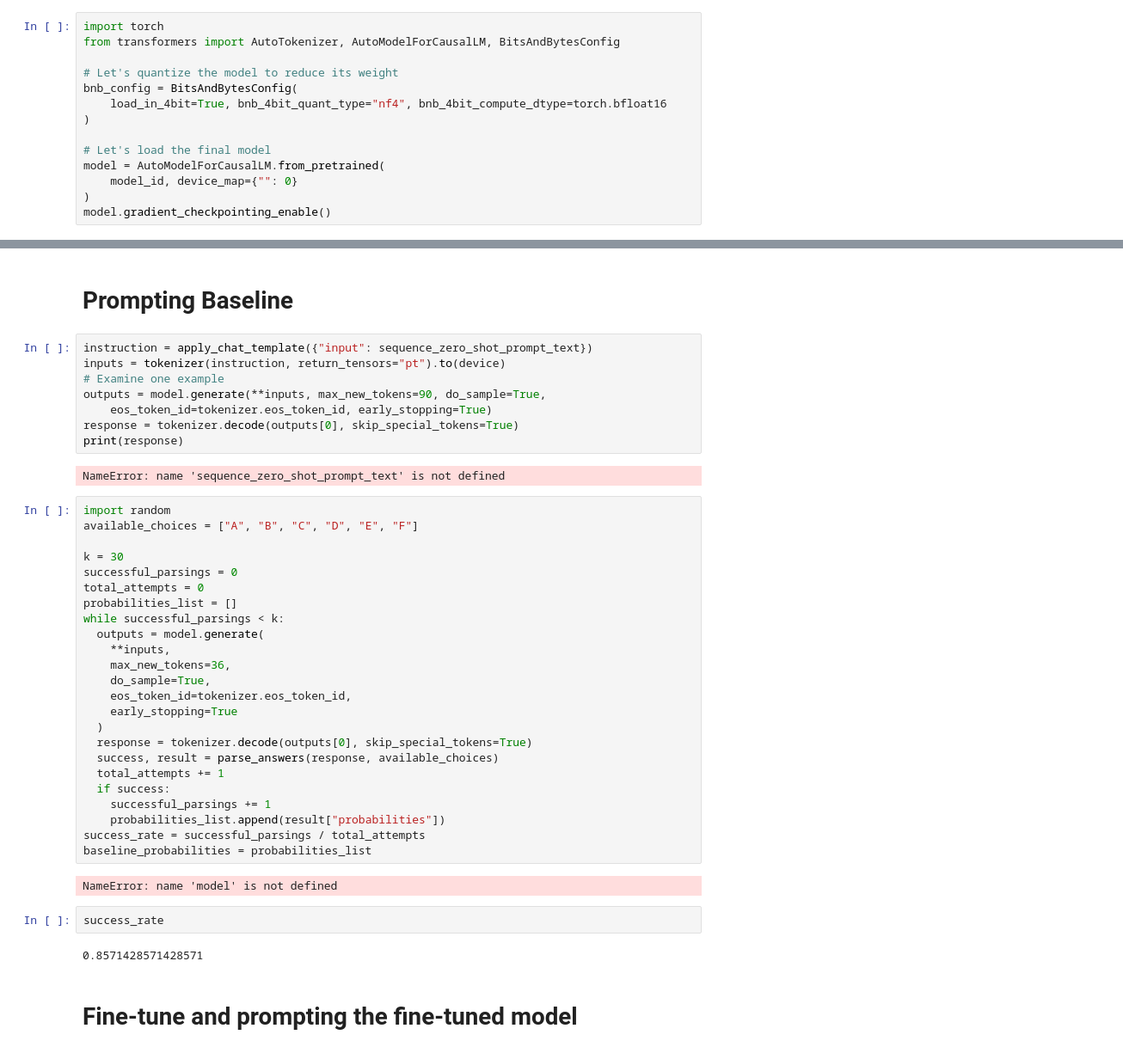
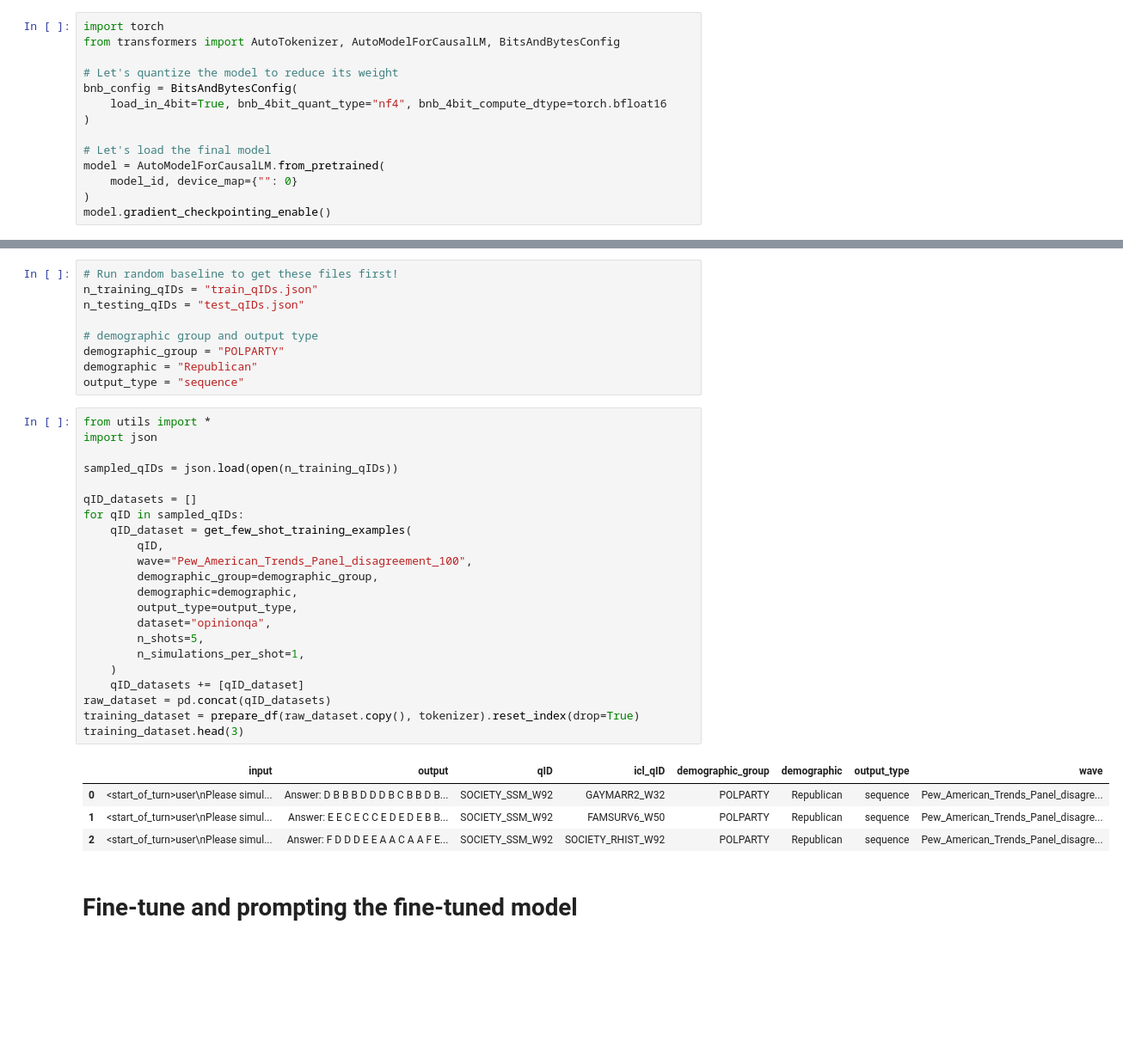
Before and after one commit to gargarushee/Benchmarking-Distributional-Alignment-of-Small-Language-Models, a Jupyter notebook: gemma-lora.ipynb, the cells around one changed output, grey strips where cells are left out. Shown: that part at 86% size. Saved outputs shown, nothing was run; the diff lists cells and outputs as text; blank space fills up the shorter version.

```diff
--- a/gemma-lora.ipynb
+++ b/gemma-lora.ipynb
@@ -145,44 +51,38 @@ def compute_jsd_values(golden_distribution, sampled_distributions):
-# %% [markdown]
-# Prompting Baseline
-# %%
-instruction = apply_chat_template({"input": sequence_zero_shot_prompt_text})
-inputs = tokenizer(instruction, return_tensors="pt").to(device)
-# Examine one example
-outputs = model.generate(**inputs, max_new_tokens=90, do_sample=True,
-    eos_token_id=tokenizer.eos_token_id, early_stopping=True)
-response = tokenizer.decode(outputs[0], skip_special_tokens=True)
-print(response)
-# %% [output]
-NameError: name 'sequence_zero_shot_prompt_text' is not defined
-# %%
-import random
-available_choices = ["A", "B", "C", "D", "E", "F"]
-
-k = 30
-successful_parsings = 0
-total_attempts = 0
-probabilities_list = []
-while successful_parsings < k:
-  outputs = model.generate(
-    **inputs,
-    max_new_tokens=36,
-    do_sample=True,
-    eos_token_id=tokenizer.eos_token_id,
-    early_stopping=True
-  )
-  response = tokenizer.decode(outputs[0], skip_special_tokens=True)
-  success, result = parse_answers(response, available_choices)
-  total_attempts += 1
-  if success:
-    successful_parsings += 1
-    probabilities_list.append(result["probabilities"])
-success_rate = successful_parsings / total_attempts
-baseline_probabilities = probabilities_list
-# %% [output]
-NameError: name 'model' is not defined
-# %%
-success_rate
-# %% [output]
-0.8571428571428571
+# %%
+# Run random baseline to get these files first!
+n_training_qIDs = "train_qIDs.json"
+n_testing_qIDs = "test_qIDs.json"
+
+# demographic group and output type
+demographic_group = "POLPARTY"
+demographic = "Republican"
+output_type = "sequence"
+# %%
+from utils import *
+import json
+
+sampled_qIDs = json.load(open(n_training_qIDs))
+
+qID_datasets = []
+for qID in sampled_qIDs:
+    qID_dataset = get_few_shot_training_examples(
+        qID,
+        wave="Pew_American_Trends_Panel_disagreement_100",
+        demographic_group=demographic_group,
+        demographic=demographic,
+        output_type=output_type,
+        dataset="opinionqa",
+        n_shots=5,
+        n_simulations_per_shot=1,
+    )
+    qID_datasets += [qID_dataset]
+raw_dataset = pd.concat(qID_datasets)
+training_dataset = prepare_df(raw_dataset.copy(), tokenizer).reset_index(drop=True)
+training_dataset.head(3)
+# %% [output]
+|  | input | output | qID | icl_qID | demographic_group | demographic | output_type | wave |
+| 0 | <start_of_turn>user\nPlease simul... | Answer: D B B B D D D B C B B D B... | SOCIETY_SSM_W92 | GAYMARR2_W32 | POLPARTY | Republican | sequence | Pew_American_Trends_Panel_disagre... |
+| 1 | <start_of_turn>user\nPlease simul... | Answer: E E C E C C E D E D E B B... | SOCIETY_SSM_W92 | FAMSURV6_W50 | POLPARTY | Republican | sequence | Pew_American_Trends_Panel_disagre... |
+| 2 | <start_of_turn>user\nPlease simul... | Answer: F D D D E E A A C A A F E... | SOCIETY_SSM_W92 | SOCIETY_RHIST_W92 | POLPARTY | Republican | sequence | Pew_American_Trends_Panel_disagre... |
 # %% [markdown]
 # Fine-tune and prompting the fine-tuned model
```
Also changed, not shown: parts of 16 cells of this notebook.
